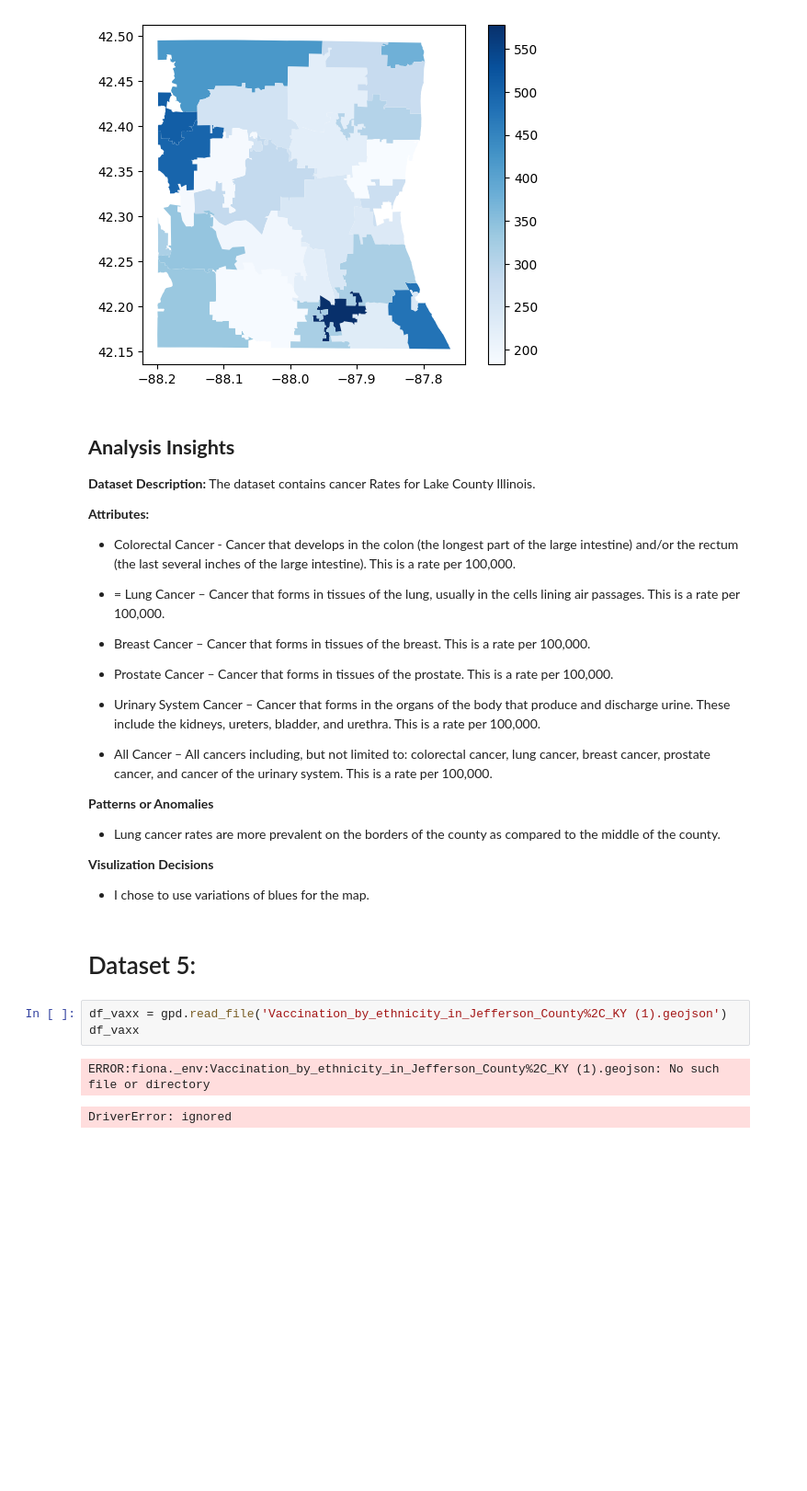
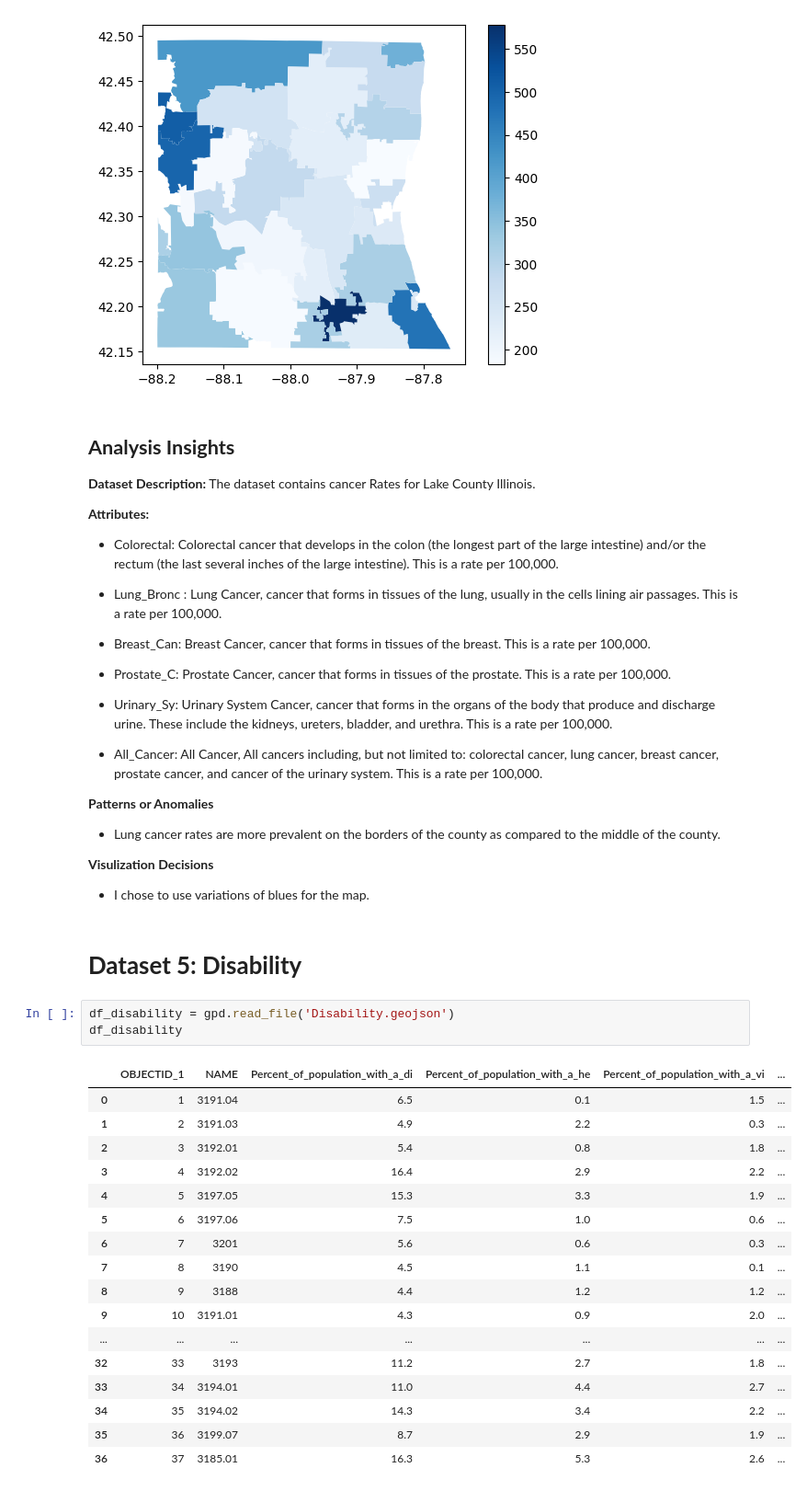
Before and after one commit to amnasyed1/datasci_7_geospatial, a Jupyter notebook: datasci_7_geospatial.ipynb, the cells around one changed output. Shown at 92% size. Drawn from its saved outputs; the diff is of its cells as text; blank space fills up the shorter version.

```diff
--- a/datasci_7_geospatial.ipynb
+++ b/datasci_7_geospatial.ipynb
@@ -299,17 +305,17 @@ df_cancer.plot("Lung_Bronc", 'Blues', legend=True)
 
 **Attributes:**
 
-- Colorectal Cancer - Cancer that develops in the colon (the longest part of the large intestine) and/or the rectum (the last several inches of the large intestine). This is a rate per 100,000.
+- Colorectal: Colorectal cancer that develops in the colon (the longest part of the large intestine) and/or the rectum (the last several inches of the large intestine). This is a rate per 100,000.
 
-- = Lung Cancer – Cancer that forms in tissues of the lung, usually in the cells lining air passages. This is a rate per 100,000.
+- Lung_Bronc : Lung Cancer, cancer that forms in tissues of the lung, usually in the cells lining air passages. This is a rate per 100,000.
 
-- Breast Cancer – Cancer that forms in tissues of the breast. This is a rate per 100,000.
+- Breast_Can: Breast Cancer, cancer that forms in tissues of the breast. This is a rate per 100,000.
 
-- Prostate Cancer – Cancer that forms in tissues of the prostate. This is a rate per 100,000.
+- Prostate_C: Prostate Cancer, cancer that forms in tissues of the prostate. This is a rate per 100,000.
 
-- Urinary System Cancer – Cancer that forms in the organs of the body that produce and discharge urine. These include the kidneys, ureters, bladder, and urethra. This is a rate per 100,000.
+- Urinary_Sy: Urinary System Cancer, cancer that forms in the organs of the body that produce and discharge urine. These include the kidneys, ureters, bladder, and urethra. This is a rate per 100,000.
 
-- All Cancer – All cancers including, but not limited to: colorectal cancer, lung cancer, breast cancer, prostate cancer, and cancer of the urinary system. This is a rate per 100,000.
+- All_Cancer: All Cancer, All cancers including, but not limited to: colorectal cancer, lung cancer, breast cancer, prostate cancer, and cancer of the urinary system. This is a rate per 100,000.
 
 
 **Patterns or Anomalies**
@@ -318,10 +324,25 @@ df_cancer.plot("Lung_Bronc", 'Blues', legend=True)
 **Visulization Decisions**
 - I chose to use variations of blues for the map.
 # %% [markdown]
-# Dataset 5:
+# **Dataset 5: Disability**
-# %%
-df_vaxx = gpd.read_file('Vaccination_by_ethnicity_in_Jefferson_County%2C_KY (1).geojson')
-df_vaxx
-# %% [output]
-ERROR:fiona._env:Vaccination_by_ethnicity_in_Jefferson_County%2C_KY (1).geojson: No such file or directory
-DriverError: ignored
+# %%
+df_disability = gpd.read_file('Disability.geojson')
+df_disability
+# %% [output]
+|  | OBJECTID_1 | NAME | Percent_of_population_with_a_di | Percent_of_population_with_a_he | Percent_of_population_with_a_vi | ... |
+| 0 | 1 | 3191.04 | 6.5 | 0.1 | 1.5 | ... |
+| 1 | 2 | 3191.03 | 4.9 | 2.2 | 0.3 | ... |
+| 2 | 3 | 3192.01 | 5.4 | 0.8 | 1.8 | ... |
+| 3 | 4 | 3192.02 | 16.4 | 2.9 | 2.2 | ... |
+| 4 | 5 | 3197.05 | 15.3 | 3.3 | 1.9 | ... |
+| 5 | 6 | 3197.06 | 7.5 | 1.0 | 0.6 | ... |
+| 6 | 7 | 3201 | 5.6 | 0.6 | 0.3 | ... |
+| 7 | 8 | 3190 | 4.5 | 1.1 | 0.1 | ... |
+| 8 | 9 | 3188 | 4.4 | 1.2 | 1.2 | ... |
+| 9 | 10 | 3191.01 | 4.3 | 0.9 | 2.0 | ... |
+| ... | ... | ... | ... | ... | ... | ... |
+| 32 | 33 | 3193 | 11.2 | 2.7 | 1.8 | ... |
+| 33 | 34 | 3194.01 | 11.0 | 4.4 | 2.7 | ... |
+| 34 | 35 | 3194.02 | 14.3 | 3.4 | 2.2 | ... |
+| 35 | 36 | 3199.07 | 8.7 | 2.9 | 1.9 | ... |
+| 36 | 37 | 3185.01 | 16.3 | 5.3 | 2.6 | ... |
```
Also changed, not shown: parts of 8 cells of this notebook.
